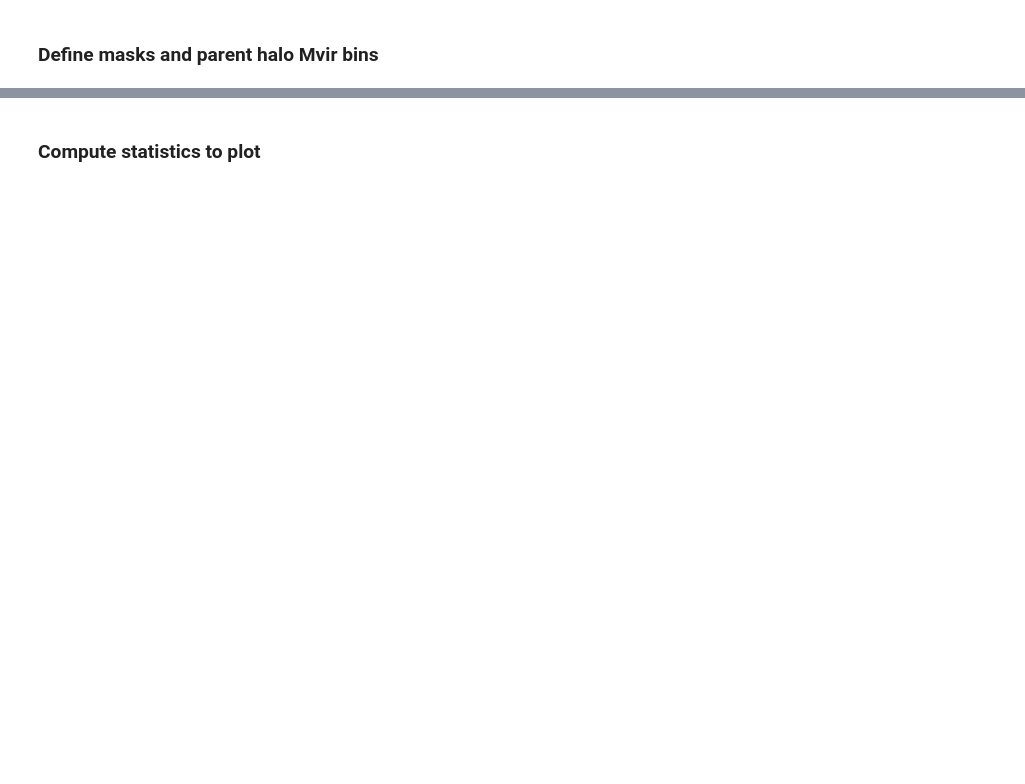
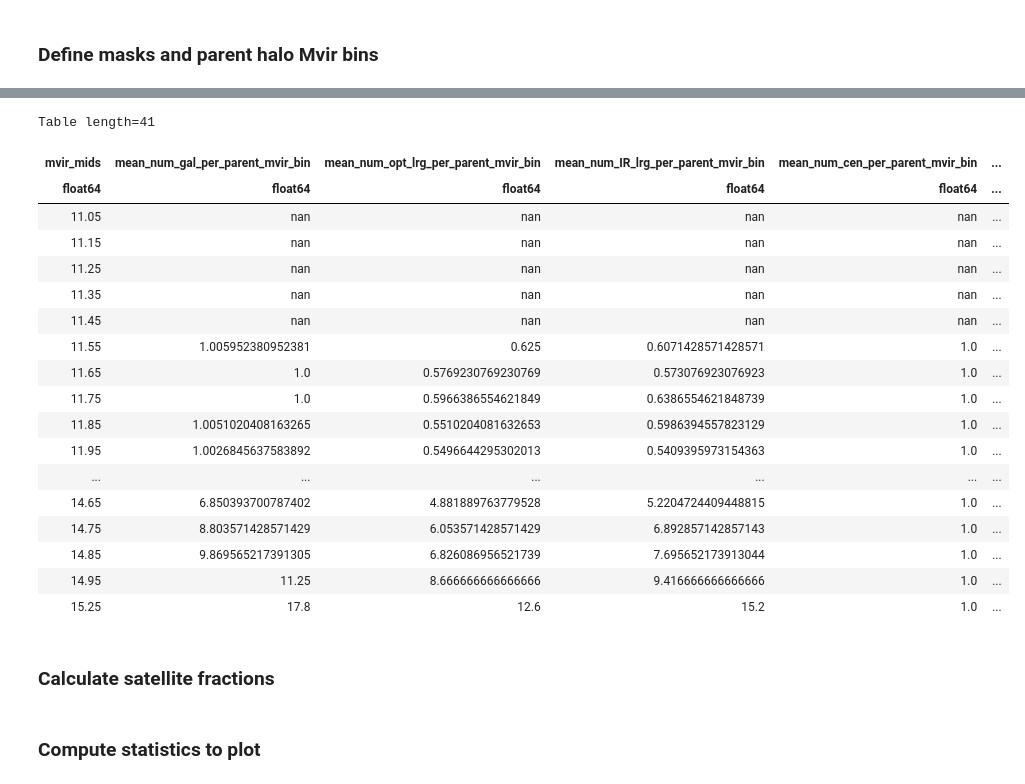
Before and after one commit to angelaberti/desi_lrg_sham, a Jupyter notebook: figures.ipynb, the cells around one changed output, grey strips where cells are left out. Drawn from its saved outputs; the diff is of its cells as text; code cells hidden in the pictures; blank space fills up the shorter version.

```diff
--- a/figures.ipynb
+++ b/figures.ipynb
@@ -1031,0 +1493,22 @@ mvir_mids = 0.5*(mvir_bins[:-1] + mvir_bins[1:])
+# %%
+this_hod_dat
+# %% [output]
+Table length=41
+| mvir_mids | mean_num_gal_per_parent_mvir_bin | mean_num_opt_lrg_per_parent_mvir_bin | mean_num_IR_lrg_per_parent_mvir_bin | mean_num_cen_per_parent_mvir_bin | ... |
+| float64 | float64 | float64 | float64 | float64 | ... |
+| 11.05 | nan | nan | nan | nan | ... |
+| 11.15 | nan | nan | nan | nan | ... |
+| 11.25 | nan | nan | nan | nan | ... |
+| 11.35 | nan | nan | nan | nan | ... |
+| 11.45 | nan | nan | nan | nan | ... |
+| 11.55 | 1.005952380952381 | 0.625 | 0.6071428571428571 | 1.0 | ... |
+| 11.65 | 1.0 | 0.5769230769230769 | 0.573076923076923 | 1.0 | ... |
+| 11.75 | 1.0 | 0.5966386554621849 | 0.6386554621848739 | 1.0 | ... |
+| 11.85 | 1.0051020408163265 | 0.5510204081632653 | 0.5986394557823129 | 1.0 | ... |
+| 11.95 | 1.0026845637583892 | 0.5496644295302013 | 0.5409395973154363 | 1.0 | ... |
+| ... | ... | ... | ... | ... | ... |
+| 14.65 | 6.850393700787402 | 4.881889763779528 | 5.2204724409448815 | 1.0 | ... |
+| 14.75 | 8.803571428571429 | 6.053571428571429 | 6.892857142857143 | 1.0 | ... |
+| 14.85 | 9.869565217391305 | 6.826086956521739 | 7.695652173913044 | 1.0 | ... |
+| 14.95 | 11.25 | 8.666666666666666 | 9.416666666666666 | 1.0 | ... |
+| 15.25 | 17.8 | 12.6 | 15.2 | 1.0 | ... |
@@ -1031,0 +1649,2 @@ mvir_mids = 0.5*(mvir_bins[:-1] + mvir_bins[1:])
+# %% [markdown]
+### Calculate satellite fractions
```
Also changed, not shown: parts of 83 cells of this notebook, 27 other files.
